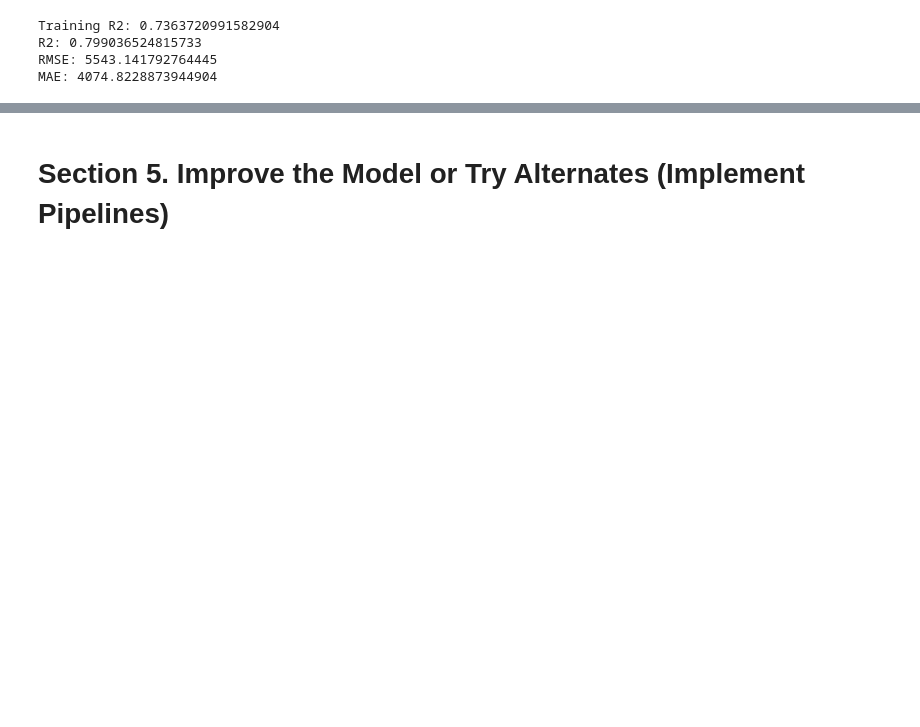
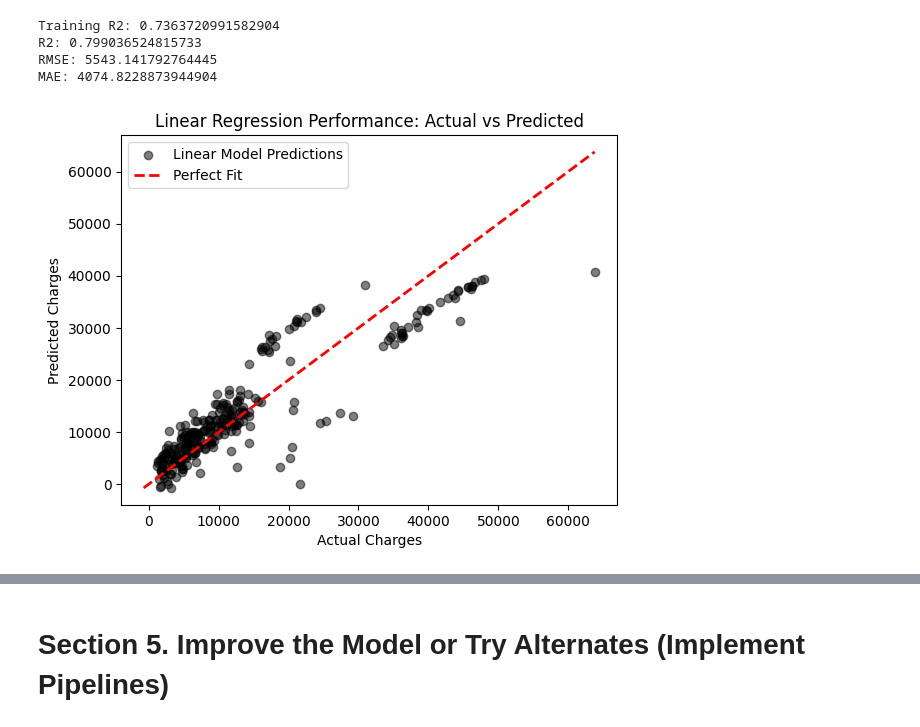
Before and after one commit to ss2jak/applied-ml-Jakiel, a Jupyter notebook: notebooks/final_project/regression_Jakiel.ipynb, the cells around one changed output, grey strips where cells are left out. Drawn from its saved outputs; the diff is of its cells as text; code cells hidden in the pictures; blank space fills up the shorter version.

```diff
--- a/notebooks/final_project/regression_Jakiel.ipynb
+++ b/notebooks/final_project/regression_Jakiel.ipynb
@@ -132,5 +180,21 @@ Training R2: 0.7363720991582904
 R2: 0.799036524815733
 RMSE: 5543.141792764445
 MAE: 4074.8228873944904
+# %%
+#Actual vs Predicted Charges for linear regression model
+plt.scatter(Y_test, Y_pred_test, color='black', alpha=0.5, label='Linear Model Predictions')
+
+
+min_val = min(Y_test.min(), Y_pred_test.min())
+max_val = max(Y_test.max(), Y_pred_test.max())
+plt.plot([min_val, max_val], [min_val, max_val], color='red', linestyle='--', linewidth=2, label='Perfect Fit')
+
+plt.xlabel("Actual Charges")
+plt.ylabel("Predicted Charges")
+plt.title("Linear Regression Performance: Actual vs Predicted")
+plt.legend()
+plt.show()
+# %% [output]
+[figure, added]
 # %% [markdown]
 Reflection 4: How well did the model perform? Any surprises in the results?
```
Also changed, not shown: parts of 14 cells of this notebook, 2 other files.
